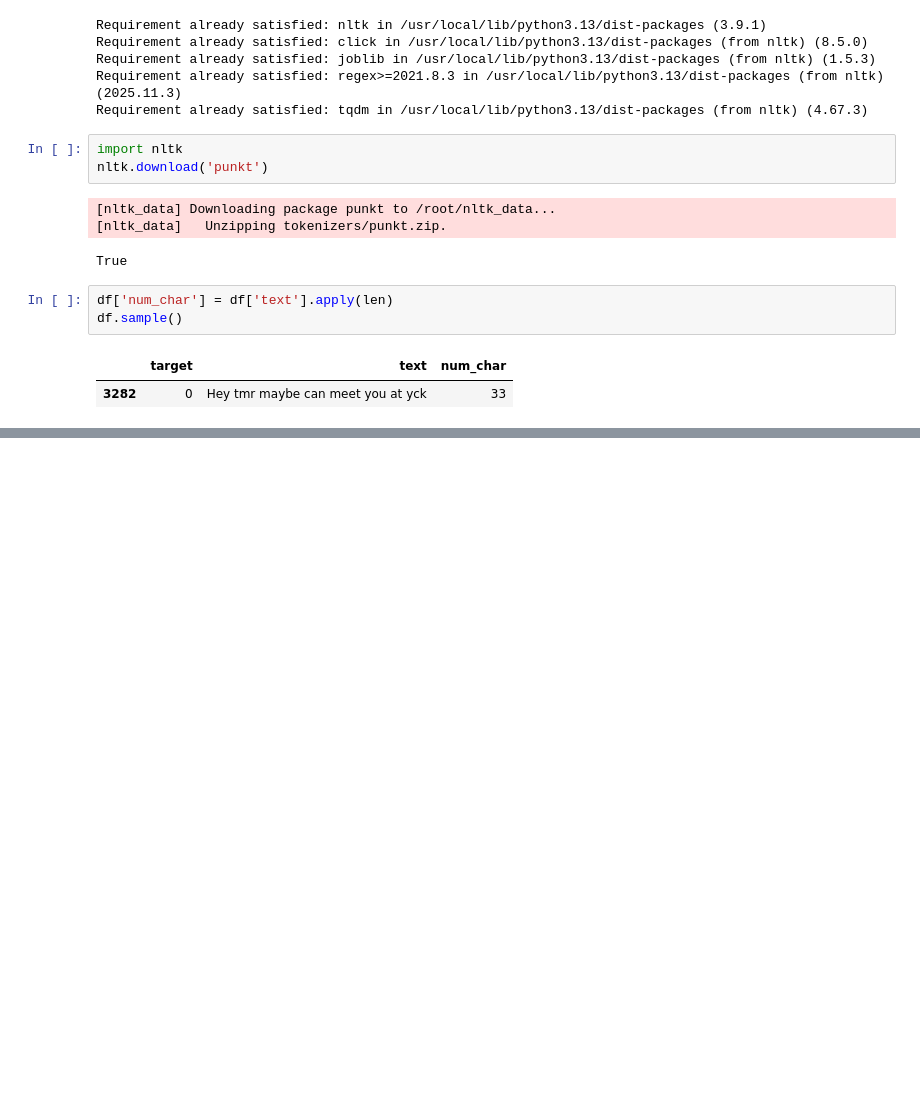
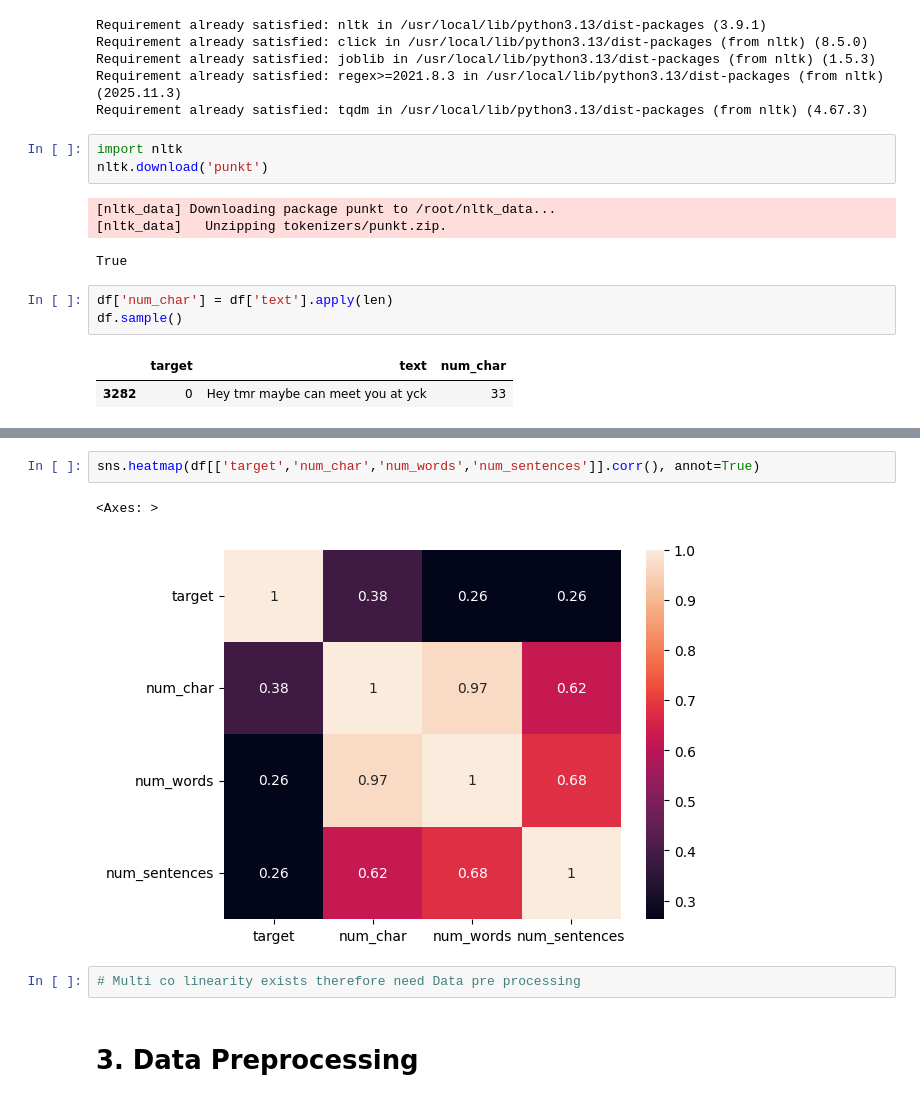
Before and after one commit to subhashiitb/100-Days-of-ML, a Jupyter notebook: ML Project/sms-spam/spam.ipynb, the cells around one changed output, grey strips where cells are left out. Drawn from its saved outputs; the diff is of its cells as text; blank space fills up the shorter version.

```diff
--- a/ML Project/sms-spam/spam.ipynb
+++ b/ML Project/sms-spam/spam.ipynb
@@ -162,0 +233,9 @@ LookupError:
+# %%
+sns.heatmap(df[['target','num_char','num_words','num_sentences']].corr(), annot=True)
+# %% [output]
+<Axes: >
+[figure, added]
+# %%
+# Multi co linearity exists therefore need Data pre processing
+# %% [markdown]
+# **3. Data Preprocessing**
```
Also changed, not shown: parts of 15 cells of this notebook.
